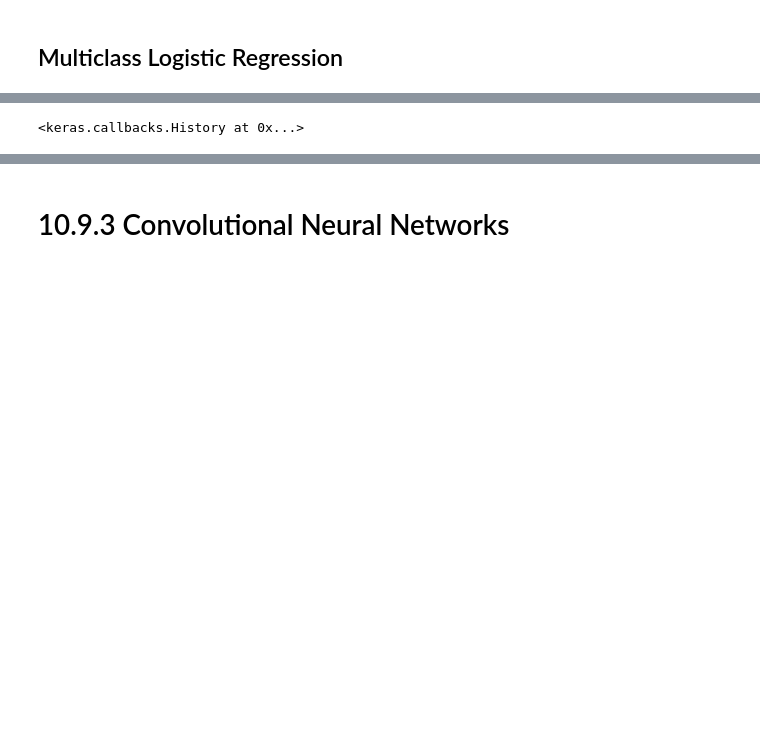
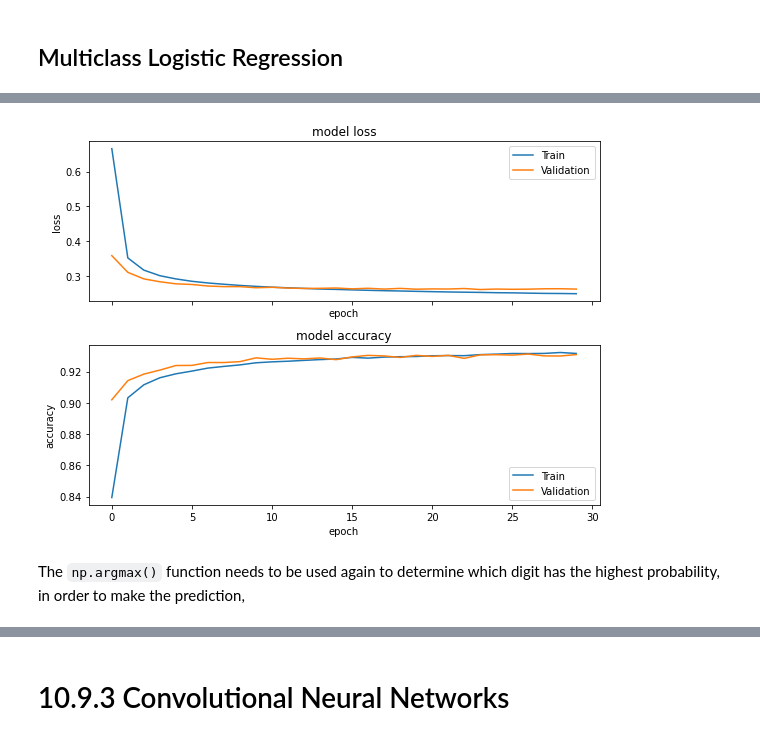
Before and after one commit to papir805/ISLR2, a Jupyter notebook: Python/chp10/labs/chp_10_lab_me.ipynb, the cells around one changed output, grey strips where cells are left out. Drawn from its saved outputs; the diff is of its cells as text; code cells hidden in the pictures; blank space fills up the shorter version.

```diff
--- a/Python/chp10/labs/chp_10_lab_me.ipynb
+++ b/Python/chp10/labs/chp_10_lab_me.ipynb
@@ -314,14 +339,34 @@ modellr.compile(
     optimizer='rmsprop',
     metrics='accuracy')
 # %%
-modellr.fit(x_train,
+history = modellr.fit(x_train,
             y_train,
             epochs=30,
             batch_size=128,
             validation_split=0.2,
             verbose=0)
-# %% [output]
-<keras.callbacks.History at 0x...>
+# %%
+fig, ax = plt.subplots(2, 1, sharex = True, figsize=(8,6))
+
+ax[0].plot(history.history['loss'])
+ax[0].plot(history.history['val_loss'])
+ax[0].set_title('model loss')
+ax[0].set_ylabel('loss')
+ax[0].set_xlabel('epoch')
+ax[0].legend(['Train', 'Validation'])
+
+ax[1].plot(history.history['accuracy'])
+ax[1].plot(history.history['val_accuracy'])
+ax[1].set_title('model accuracy')
+ax[1].set_ylabel('accuracy')
+ax[1].set_xlabel('epoch')
+ax[1].legend(['Train', 'Validation'])
+
+plt.tight_layout();
+# %% [output]
+[figure, added]
+# %% [markdown]
+The `np.argmax()` function needs to be used again to determine which digit has the highest probability, in order to make the prediction,
 # %%
 y_proba = modellr.predict(x_test)
 y_pred_classes = np.argmax(y_proba, axis=1)
```
Also changed, not shown: parts of 15 cells of this notebook, 1 other file.
